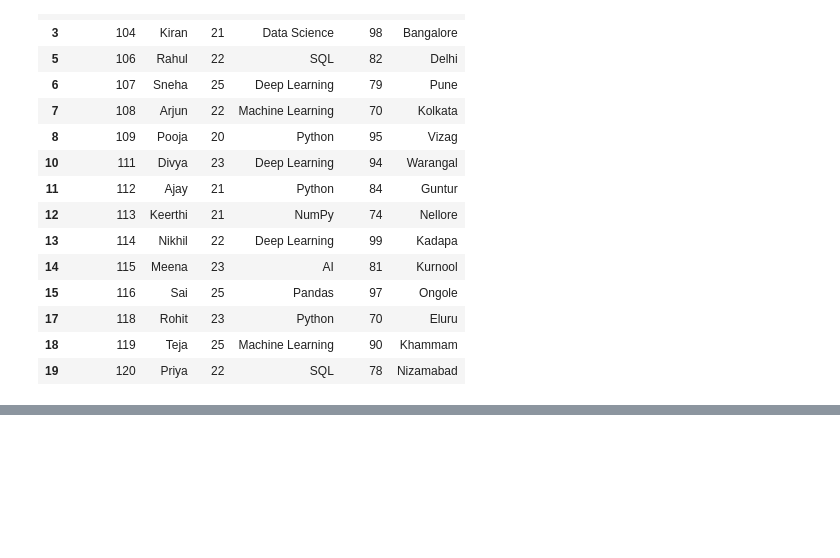
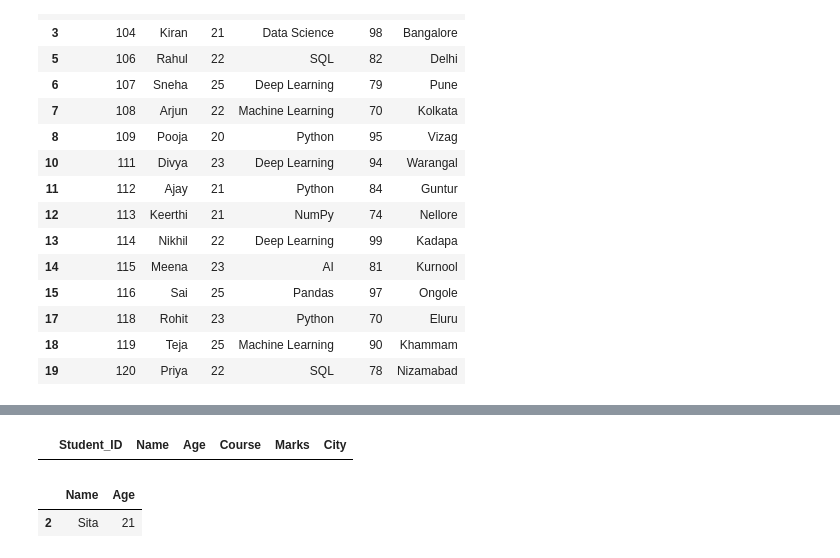
Before and after one commit to Varalakshmi-skab/datasciencelearning, a Jupyter notebook: Pandas.ipynb, the cells around one changed output, grey strips where cells are left out. Cells and saved outputs as stored; diff of their text form; code cells hidden in the pictures; blank space fills up the shorter version.

```diff
--- a/Pandas.ipynb
+++ b/Pandas.ipynb
@@ -893,0 +962,9 @@ df[(df["Marks"]>80) | (df['Age']>=21)]
+# %%
+df[(df["Marks"]>25) & (df['Age']>30)]
+# %% [output]
+|  | Student_ID | Name | Age | Course | Marks | City |
+# %%
+df.loc[df["City"]=="Chennai",["Name","Age"]]
+# %% [output]
+|  | Name | Age |
+| 2 | Sita | 21 |
```
Also changed, not shown: parts of 7 cells of this notebook.
